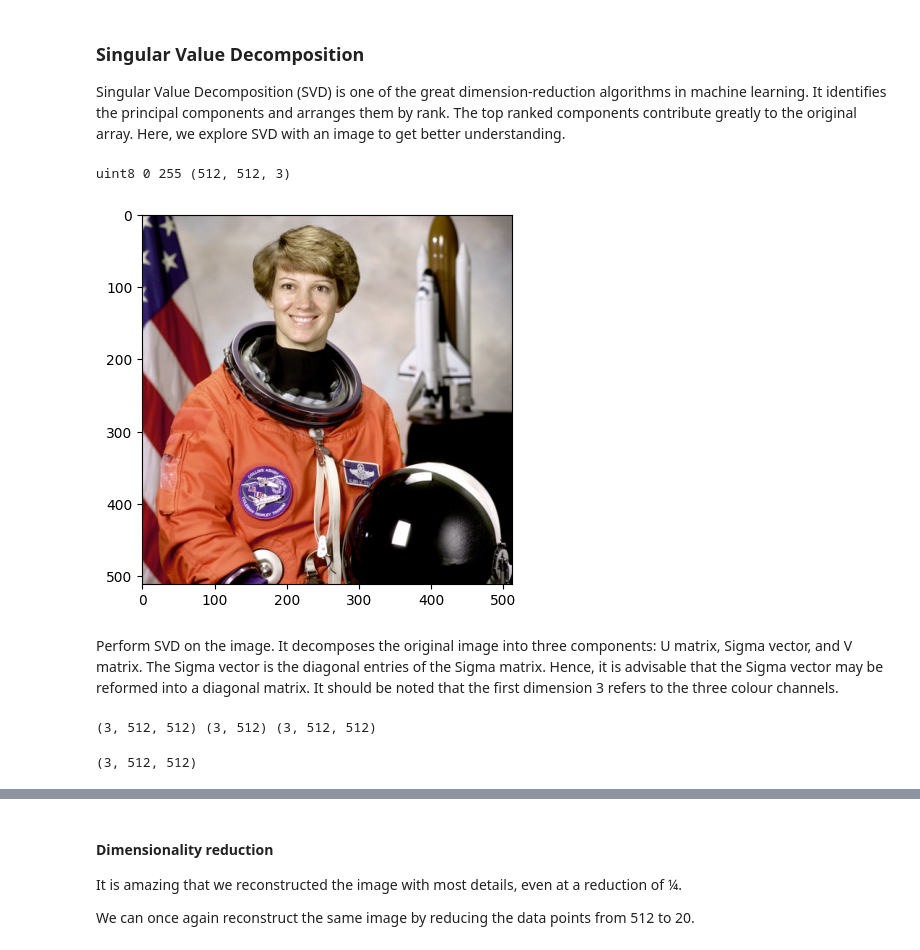
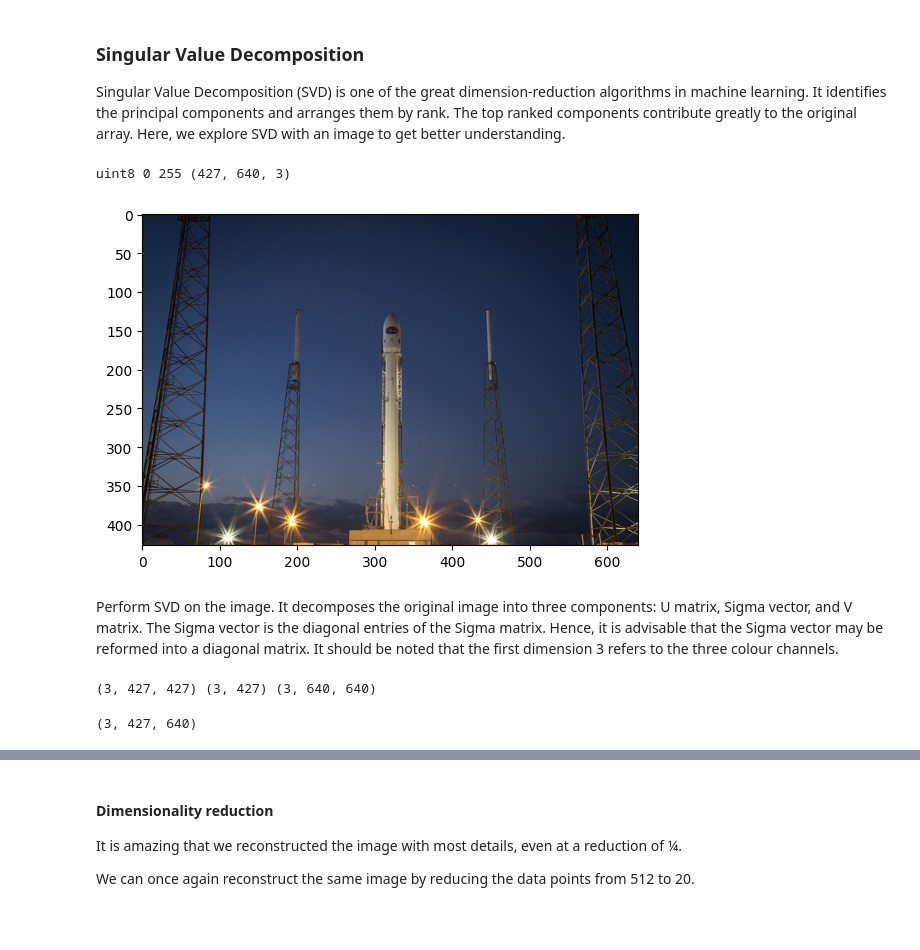
Before and after one commit to code-sm-27/FMML_Project_And_Labs, a Jupyter notebook: Basics_of_Linear_Algebra.ipynb, the cells around one changed output, grey strips where cells are left out. Saved outputs shown, nothing was run; the diff lists cells and outputs as text; code cells hidden in the pictures; blank space fills up the shorter version.

```diff
--- a/Basics_of_Linear_Algebra.ipynb
+++ b/Basics_of_Linear_Algebra.ipynb
@@ -389,13 +389,13 @@ Singular Value Decomposition (SVD) is one of the great dimension-reduction algor
 # %%
 from skimage import data
 # download a sample image
-image = data.astronaut()
+image = data.rocket()
 print(image.dtype, image.min(), image.max(), image.shape)
 plt.imshow(image)
 plt.show()
 # %% [output]
-uint8 0 255 (512, 512, 3)
+uint8 0 255 (427, 640, 3)
-[figure, old version]
+[figure, new version]
 # %%
 # Normalize the image by dividing it by the maximum value, 255 and reorder the axes to be (3,400,600).
 
@@ -409,15 +409,15 @@ Perform SVD on the image. It decomposes the original image into three components
 U,S,V = np.linalg.svd(img)
 print(U.shape, S.shape, V.shape)
 # %% [output]
-(3, 512, 512) (3, 512) (3, 512, 512)
+(3, 427, 427) (3, 427) (3, 640, 640)
 # %%
 # S matrix should have dimensions suitable for matrix multiplication
-Sigma = np.zeros((3,512,512))
+Sigma = np.zeros((3,427,640))
 for i in range(3):
   np.fill_diagonal(Sigma[i,:,:], S[i,:])
 print(Sigma.shape)
 # %% [output]
-(3, 512, 512)
+(3, 427, 640)
 # %%
 # Reconstruct the original image without any dimension reduction.
 reconst = U @ Sigma @ V
```
Also changed, not shown: parts of 3 cells of this notebook.
